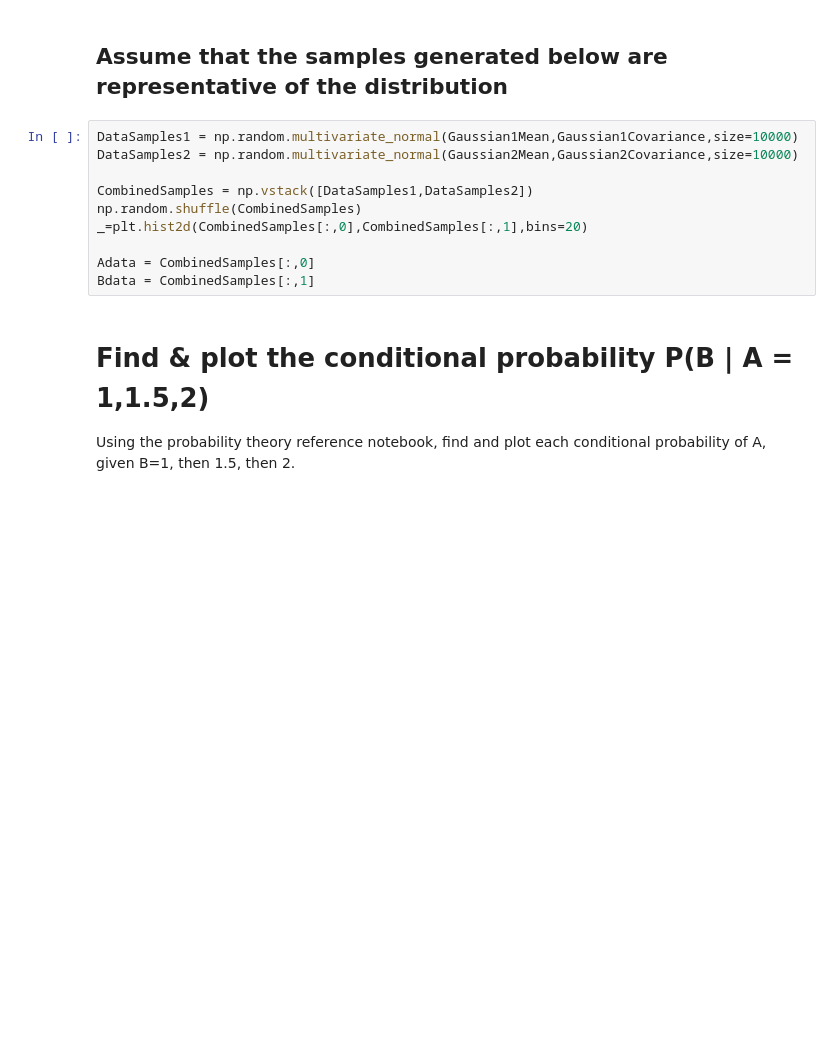
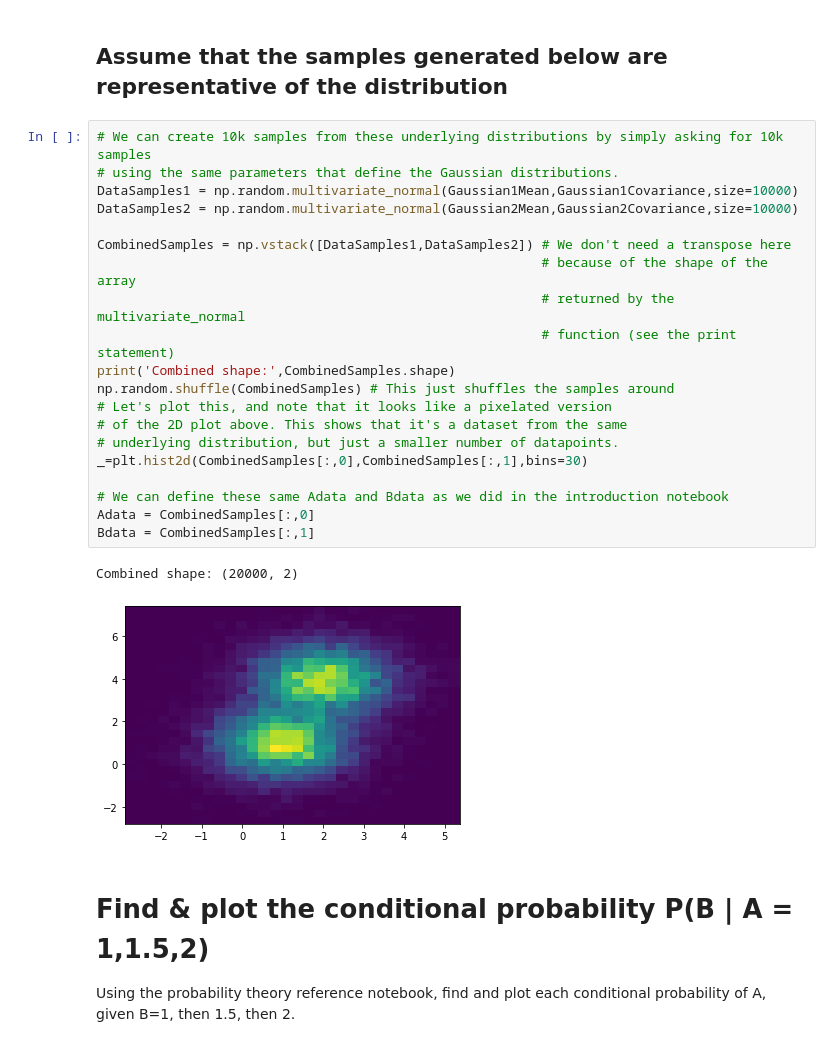
Before and after one commit to uofscphysics/STEM_Python_Course, a Jupyter notebook: 02_Week2/00_Probability_Theory/00_B_probability_theory_exercise.ipynb, the cells around one changed output. Saved outputs shown, nothing was run; the diff lists cells and outputs as text; blank space fills up the shorter version.

```diff
--- a/02_Week2/00_Probability_Theory/00_B_probability_theory_exercise.ipynb
+++ b/02_Week2/00_Probability_Theory/00_B_probability_theory_exercise.ipynb
@@ -73,15 +88,28 @@ plt.xlabel('A',fontsize=40)
 # %% [markdown]
 ## Assume that the samples generated below are representative of the distribution
-# %%
-DataSamples1 = np.random.multivariate_normal(Gaussian1Mean,Gaussian1Covariance,size=10000)
-DataSamples2 = np.random.multivariate_normal(Gaussian2Mean,Gaussian2Covariance,size=10000)
-
-CombinedSamples = np.vstack([DataSamples1,DataSamples2])
-np.random.shuffle(CombinedSamples)
-_=plt.hist2d(CombinedSamples[:,0],CombinedSamples[:,1],bins=20)
-
-Adata = CombinedSamples[:,0]
-Bdata = CombinedSamples[:,1]
+# %%
+# We can create 10k samples from these underlying distributions by simply asking for 10k samples
+# using the same parameters that define the Gaussian distributions.
+DataSamples1 = np.random.multivariate_normal(Gaussian1Mean,Gaussian1Covariance,size=10000)
+DataSamples2 = np.random.multivariate_normal(Gaussian2Mean,Gaussian2Covariance,size=10000)
+
+CombinedSamples = np.vstack([DataSamples1,DataSamples2]) # We don't need a transpose here
+                                                         # because of the shape of the array
+                                                         # returned by the multivariate_normal
+                                                         # function (see the print statement)
+print('Combined shape:',CombinedSamples.shape)
+np.random.shuffle(CombinedSamples) # This just shuffles the samples around
+# Let's plot this, and note that it looks like a pixelated version
+# of the 2D plot above. This shows that it's a dataset from the same
+# underlying distribution, but just a smaller number of datapoints.
+_=plt.hist2d(CombinedSamples[:,0],CombinedSamples[:,1],bins=30)
+
+# We can define these same Adata and Bdata as we did in the introduction notebook
+Adata = CombinedSamples[:,0]
+Bdata = CombinedSamples[:,1]
+# %% [output]
+Combined shape: (20000, 2)
+[figure, added]
 # %% [markdown]
 # Find & plot the conditional probability P(B | A = 1,1.5,2)
 Using the probability theory reference notebook, find and plot each conditional probability of A, given B=1, then 1.5, then 2.
```
Also changed, not shown: parts of 6 cells of this notebook, 17 other files.
